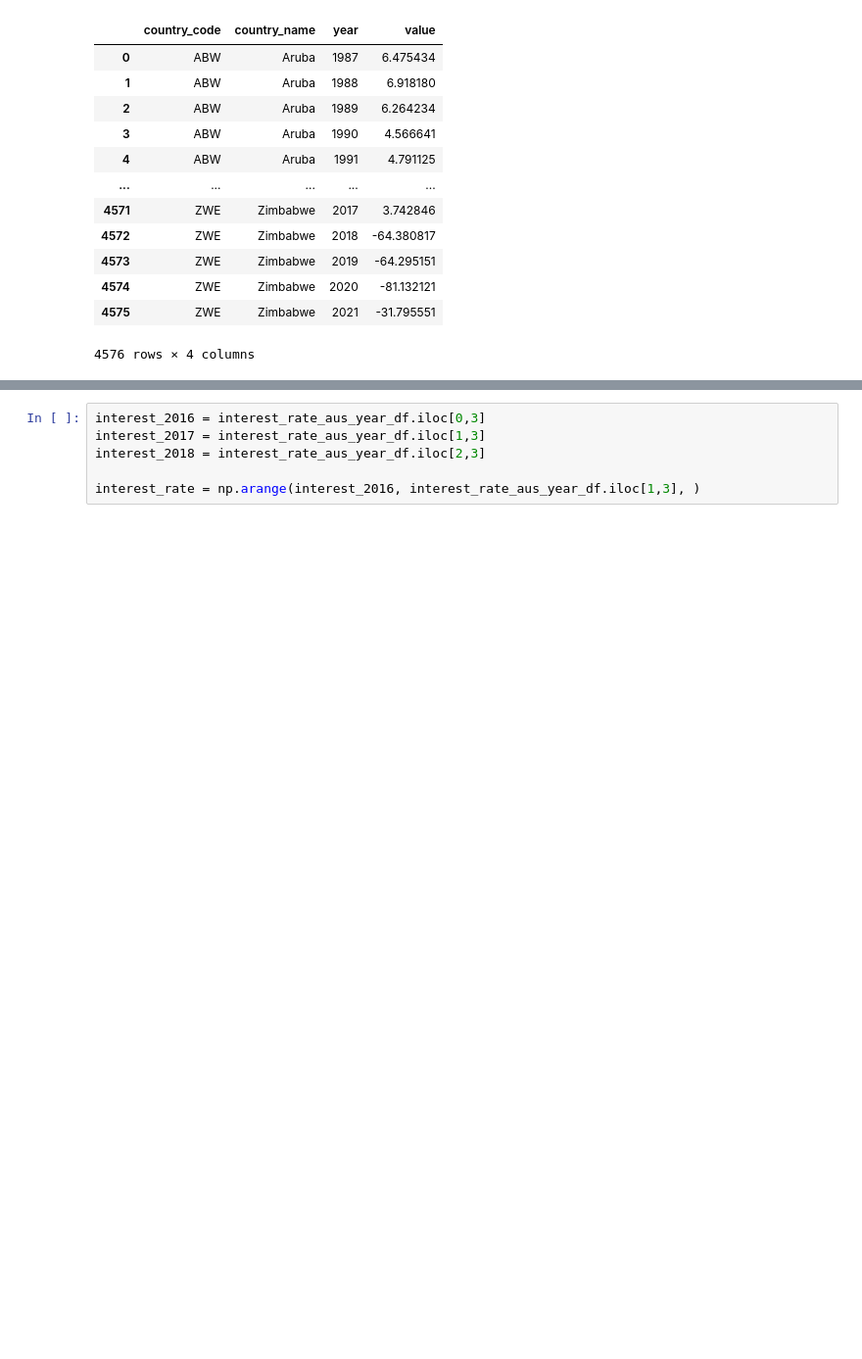
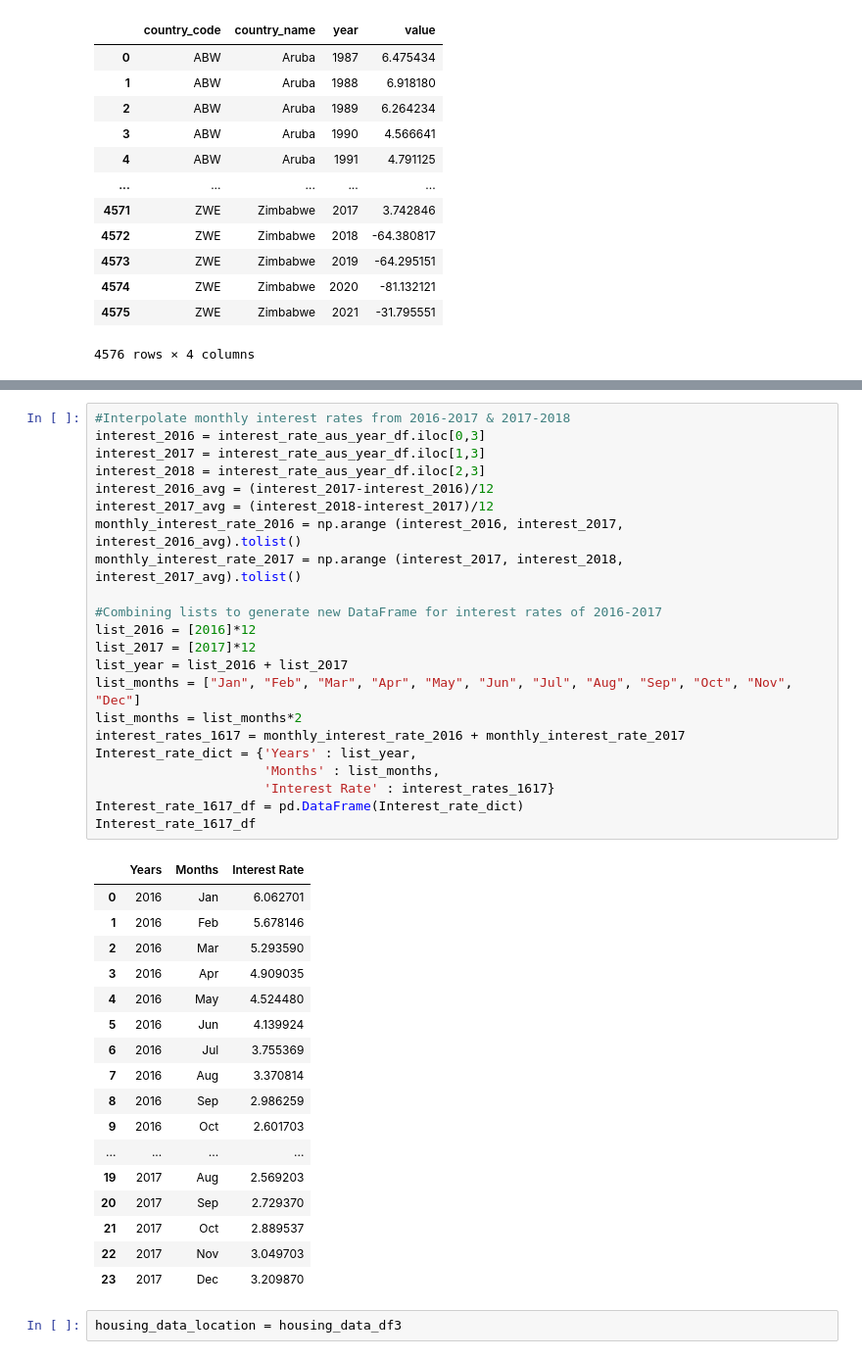
Before and after one commit to Anton0Lee/Project1_grp5, a Jupyter notebook: project1 main codes.ipynb, the cells around one changed output, grey strips where cells are left out. Shown: that part at 98% size. Cells and saved outputs as stored; diff of their text form; blank space fills up the shorter version.

```diff
--- a/project1 main codes.ipynb
+++ b/project1 main codes.ipynb
@@ -53,9 +186,45 @@ interest_rate_aus_year_df.head()
 | 1 | AUS | Australia | 2017 | 1.448037 |
 | 2 | AUS | Australia | 2018 | 3.370036 |
 | 3 | AUS | Australia | 2019 | 1.647306 |
-# %%
-interest_2016 = interest_rate_aus_year_df.iloc[0,3]
-interest_2017 = interest_rate_aus_year_df.iloc[1,3]
-interest_2018 = interest_rate_aus_year_df.iloc[2,3]
-
-interest_rate = np.arange(interest_2016, interest_rate_aus_year_df.iloc[1,3], )
+# %%
+#Interpolate monthly interest rates from 2016-2017 & 2017-2018
+interest_2016 = interest_rate_aus_year_df.iloc[0,3]
+interest_2017 = interest_rate_aus_year_df.iloc[1,3]
+interest_2018 = interest_rate_aus_year_df.iloc[2,3]
+interest_2016_avg = (interest_2017-interest_2016)/12
+interest_2017_avg = (interest_2018-interest_2017)/12
+monthly_interest_rate_2016 = np.arange (interest_2016, interest_2017, interest_2016_avg).tolist()
+monthly_interest_rate_2017 = np.arange (interest_2017, interest_2018, interest_2017_avg).tolist()
+
+#Combining lists to generate new DataFrame for interest rates of 2016-2017
+list_2016 = [2016]*12
+list_2017 = [2017]*12
+list_year = list_2016 + list_2017
+list_months = ["Jan", "Feb", "Mar", "Apr", "May", "Jun", "Jul", "Aug", "Sep", "Oct", "Nov", "Dec"]
+list_months = list_months*2
+interest_rates_1617 = monthly_interest_rate_2016 + monthly_interest_rate_2017
+Interest_rate_dict = {'Years' : list_year,
+                      'Months' : list_months,
+                      'Interest Rate' : interest_rates_1617}
+Interest_rate_1617_df = pd.DataFrame(Interest_rate_dict)
+Interest_rate_1617_df
+# %% [output]
+|  | Years | Months | Interest Rate |
+| 0 | 2016 | Jan | 6.062701 |
+| 1 | 2016 | Feb | 5.678146 |
+| 2 | 2016 | Mar | 5.293590 |
+| 3 | 2016 | Apr | 4.909035 |
+| 4 | 2016 | May | 4.524480 |
+| 5 | 2016 | Jun | 4.139924 |
+| 6 | 2016 | Jul | 3.755369 |
+| 7 | 2016 | Aug | 3.370814 |
+| 8 | 2016 | Sep | 2.986259 |
+| 9 | 2016 | Oct | 2.601703 |
+| ... | ... | ... | ... |
+| 19 | 2017 | Aug | 2.569203 |
+| 20 | 2017 | Sep | 2.729370 |
+| 21 | 2017 | Oct | 2.889537 |
+| 22 | 2017 | Nov | 3.049703 |
+| 23 | 2017 | Dec | 3.209870 |
+# %%
+housing_data_location = housing_data_df3
```
Also changed, not shown: parts of 10 cells of this notebook.
